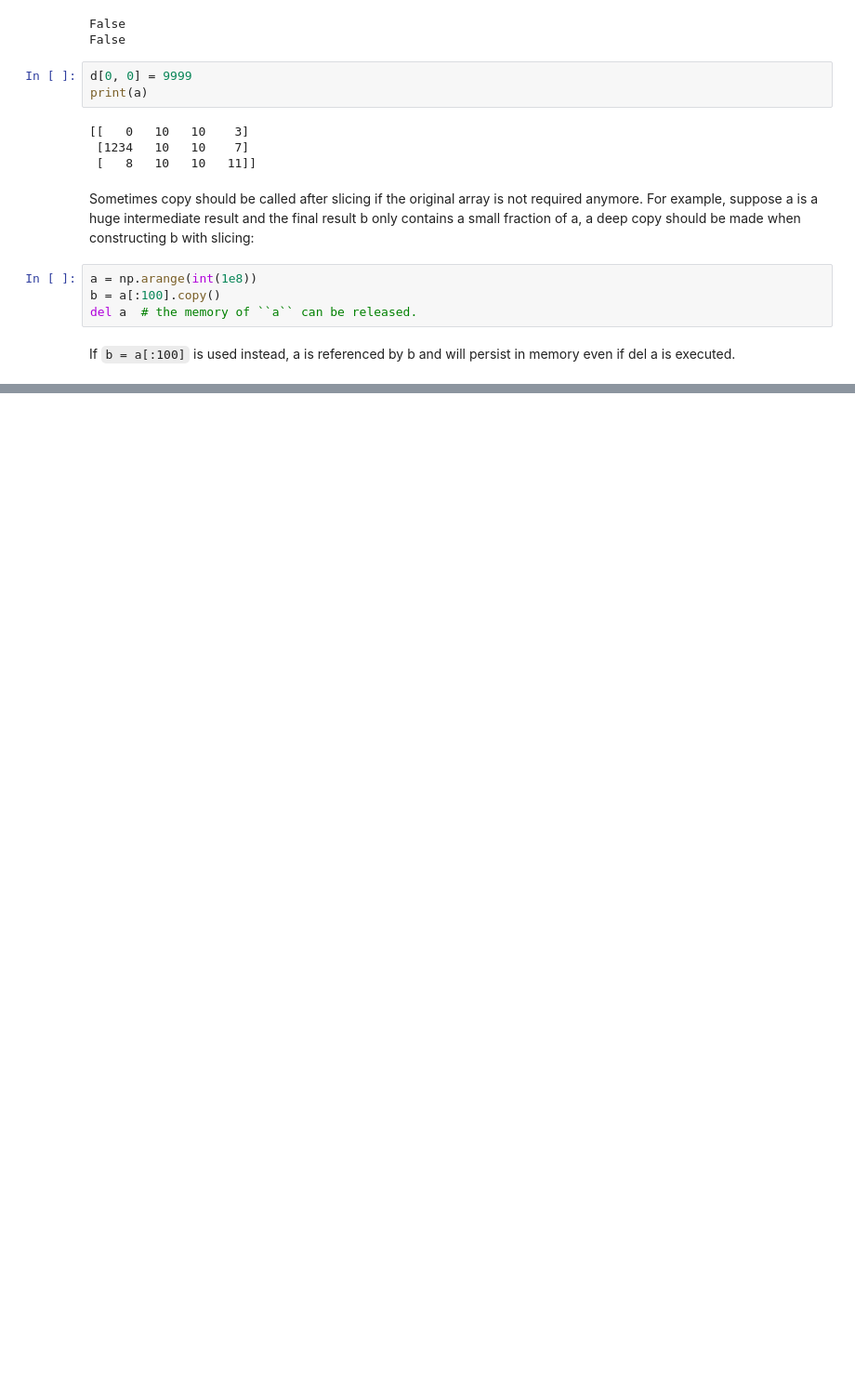
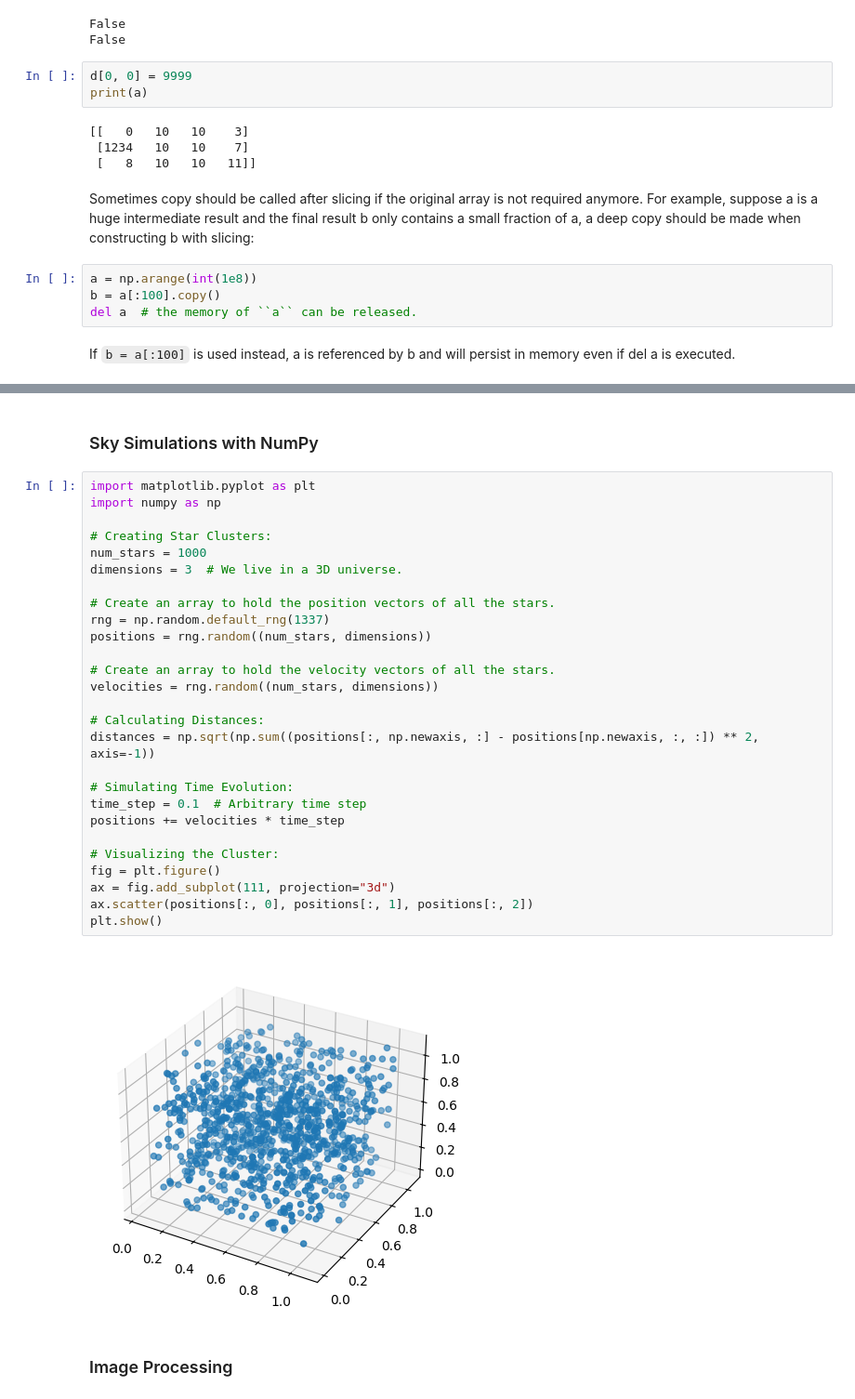
Before and after one commit to ervinstrmcnik/python-data-analytics, a Jupyter notebook: Part_02_Introduction_to_NumPy/Introduction_to_NumPy.ipynb, the cells around one changed output, grey strips where cells are left out. Shown at 93% size. Saved outputs shown, nothing was run; the diff lists cells and outputs as text; blank space fills up the shorter version.

```diff
--- a/Part_02_Introduction_to_NumPy/Introduction_to_NumPy.ipynb
+++ b/Part_02_Introduction_to_NumPy/Introduction_to_NumPy.ipynb
@@ -1933,0 +2215,33 @@ If `b = a[:100]` is used instead, a is referenced by b and will persist in memor
+# %% [markdown]
+### Sky Simulations with NumPy
+# %%
+import matplotlib.pyplot as plt
+import numpy as np
+
+# Creating Star Clusters:
+num_stars = 1000
+dimensions = 3  # We live in a 3D universe.
+
+# Create an array to hold the position vectors of all the stars.
+rng = np.random.default_rng(1337)
+positions = rng.random((num_stars, dimensions))
+
+# Create an array to hold the velocity vectors of all the stars.
+velocities = rng.random((num_stars, dimensions))
+
+# Calculating Distances:
+distances = np.sqrt(np.sum((positions[:, np.newaxis, :] - positions[np.newaxis, :, :]) ** 2, axis=-1))
+
+# Simulating Time Evolution:
+time_step = 0.1  # Arbitrary time step
+positions += velocities * time_step
+
+# Visualizing the Cluster:
+fig = plt.figure()
+ax = fig.add_subplot(111, projection="3d")
+ax.scatter(positions[:, 0], positions[:, 1], positions[:, 2])
+plt.show()
+# %% [output]
+[figure, added]
+# %% [markdown]
+### Image Processing
```
Also changed, not shown: parts of 129 cells of this notebook, 3 other files.
